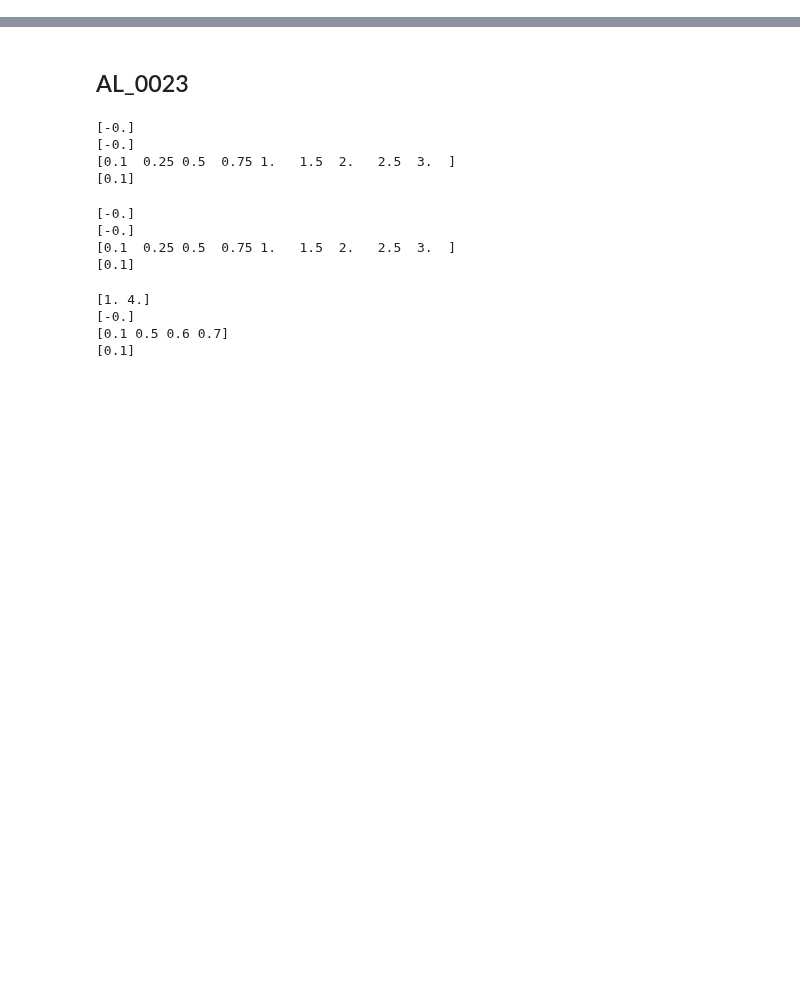
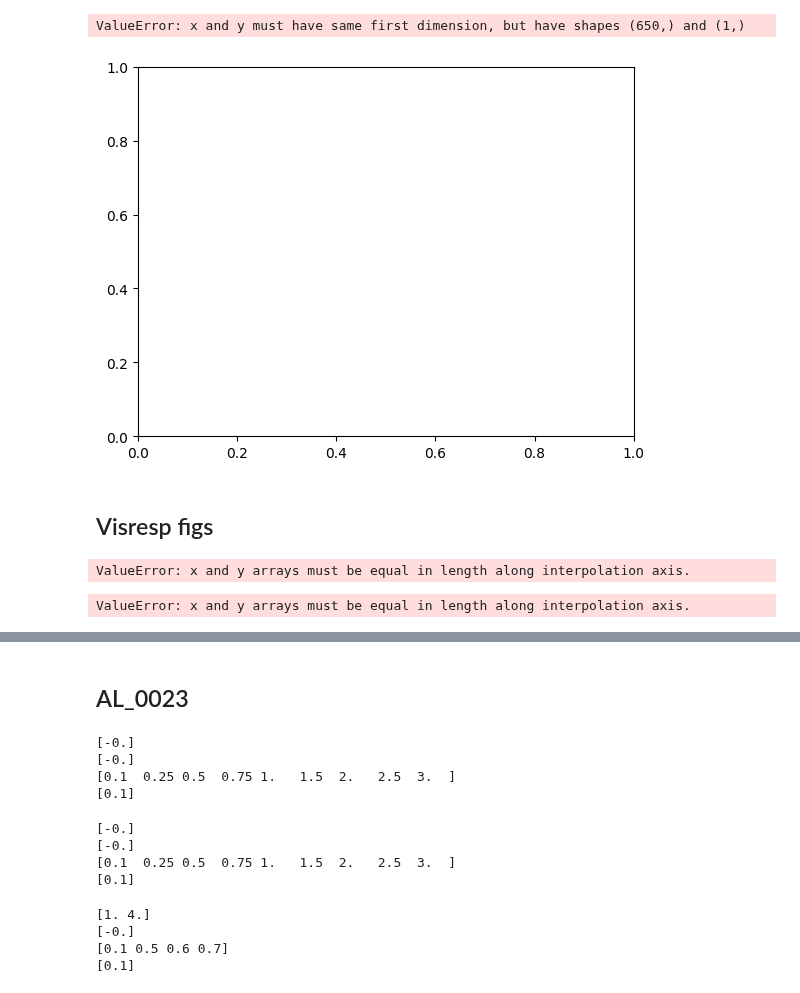
Before and after one commit to paschamatveev/wfOptoProject, a Jupyter notebook: wf + opto/log.ipynb, the cells around one changed output, grey strips where cells are left out. Drawn from its saved outputs; the diff is of its cells as text; code cells hidden in the pictures; blank space fills up the shorter version.

```diff
--- a/wf + opto/log.ipynb
+++ b/wf + opto/log.ipynb
@@ -2,0 +233,11 @@ from wfOpto import *
+# %%
+# f = plt.figure(figsize=(10, 3))
+# gs = mpl.gridspec.GridSpec(1)
+
+ylim=[-50,50]
+stimDepPow1(ax,ylim,data,.75)
+
+# stimDepPow2(ax,ylim,data,.75)
+# %% [output]
+ValueError: x and y must have same first dimension, but have shapes (650,) and (1,)
+[figure, added]
@@ -2,0 +249,10 @@ from wfOpto import *
+# %% [markdown]
+## Visresp figs
+# %%
+dataFlicker=wfOpto(Path(r'Y:\Subjects\AL_0032\2024-04-28\1'))
+# %% [output]
+ValueError: x and y arrays must be equal in length along interpolation axis.
+# %%
+dataNo=wfOpto(Path(r'Y:\Subjects\AL_0032\2024-04-19\1'))
+# %% [output]
+ValueError: x and y arrays must be equal in length along interpolation axis.
```
Also changed, not shown: parts of 22 cells of this notebook.
